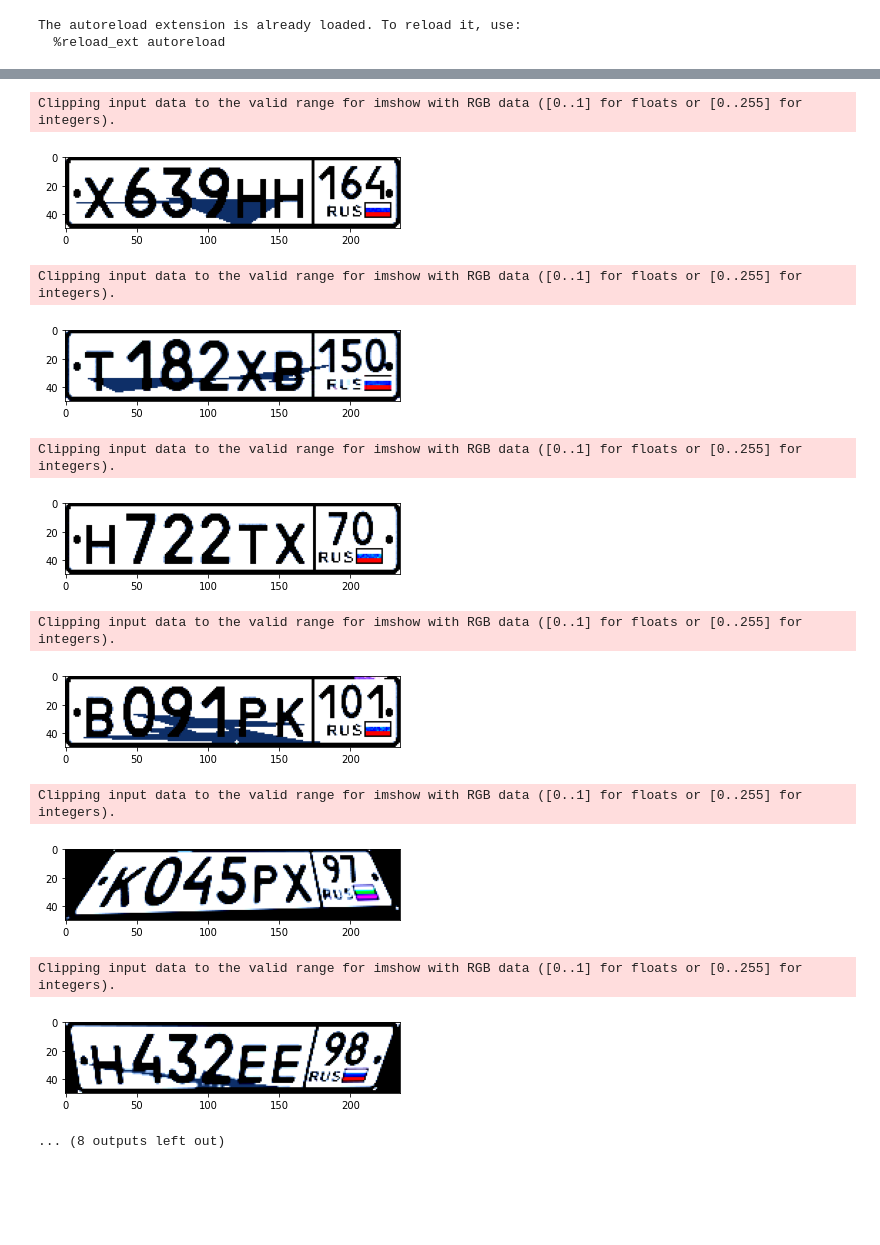
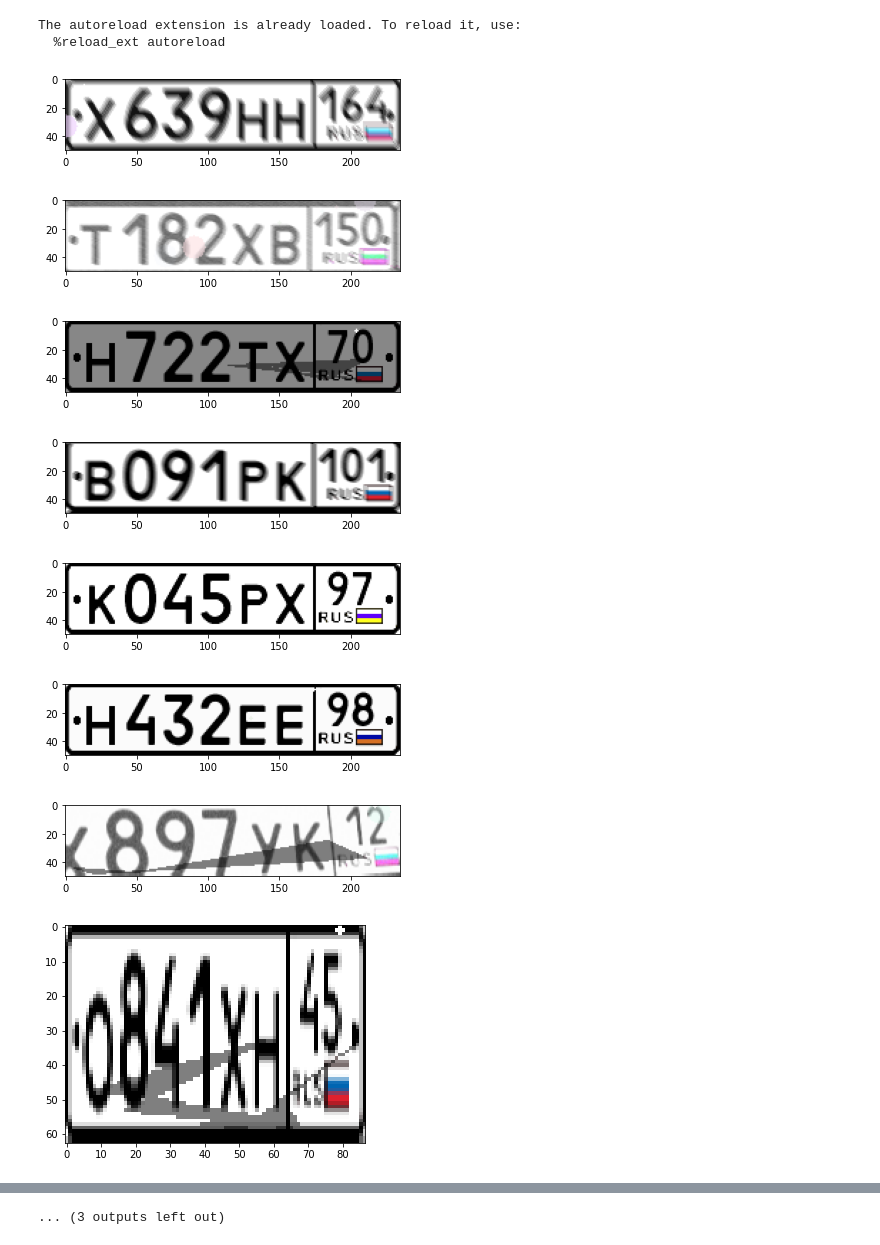
Before and after one commit to KernelA/made-cv-comp, a Jupyter notebook: show_ocr.ipynb, the cells around one changed output, grey strips where cells are left out. Drawn from its saved outputs; the diff is of its cells as text; code cells hidden in the pictures; blank space fills up the shorter version.

```diff
--- a/show_ocr.ipynb
+++ b/show_ocr.ipynb
@@ -23,14 +24,20 @@ archive_name = pathlib.Path("data", "raw", "contest02_data_generated.zip")
 # %%
 transforms = A.Compose(
     [
-        A.ColorJitter(),
-        A.ISONoise(),
-        A.MotionBlur(),
-        A.RandomShadow(),
-        A.RandomSunFlare(src_radius=20),
-        A.Perspective(fit_output=True),
-        A.Normalize(mean=(0.485, 0.456, 0.406), std=(0.229, 0.224, 0.225)),
+        A.OneOf([
+            A.Perspective(fit_output=False, scale=(0.015, 0.1), pad_val=(255, 255, 255)),
+            A.Affine(scale={"x": (0.2, 1.5), "y": (0.3, 1.5)}, fit_output=True, p=0.65)
+        ]
+        ),
+        A.ColorJitter(brightness=0.8, contrast=0.1, p=0.75),
+        A.ISONoise(intensity=[1, 1], p=0.15),
+        A.MotionBlur(blur_limit=10),
+        A.RandomShadow(p=0.25),
+        A.RandomSunFlare(src_radius=20)
+        # A.Normalize(mean=(0.485, 0.456, 0.406), std=(0.229, 0.224, 0.225)),
     ]
 )
+
+transforms = AugTransform(transforms)
 # %%
 dataset = OCRDataset(archive_name, aug_transforms=transforms)
@@ -39,5 +44,13 @@ dataset = OCRDataset(archive_name, aug_transforms=transforms)
 # %%
-for index in range(10):
+for index in range(15):
     plt.imshow(dataset[index]["img"])
     plt.show()
 # %% [output]
+[figure, new version]
+[figure, new version]
+[figure, new version]
+[figure, new version]
+[figure, new version]
+[figure, new version]
+[figure, added]
+[figure, added]
@@ -44,13 +61 @@ for index in range(10):
-Clipping input data to the valid range for imshow with RGB data ([0..1] for floats or [0..255] for integers).
+... (3 outputs left out)
-[figure, old version]
-Clipping input data to the valid range for imshow with RGB data ([0..1] for floats or [0..255] for integers).
-[figure, old version]
-Clipping input data to the valid range for imshow with RGB data ([0..1] for floats or [0..255] for integers).
-[figure, old version]
-Clipping input data to the valid range for imshow with RGB data ([0..1] for floats or [0..255] for integers).
-[figure, old version]
-Clipping input data to the valid range for imshow with RGB data ([0..1] for floats or [0..255] for integers).
-[figure, old version]
-Clipping input data to the valid range for imshow with RGB data ([0..1] for floats or [0..255] for integers).
-[figure, old version]
-... (8 outputs left out)
```
Also changed, not shown: parts of 3 cells of this notebook, 9 other files.
